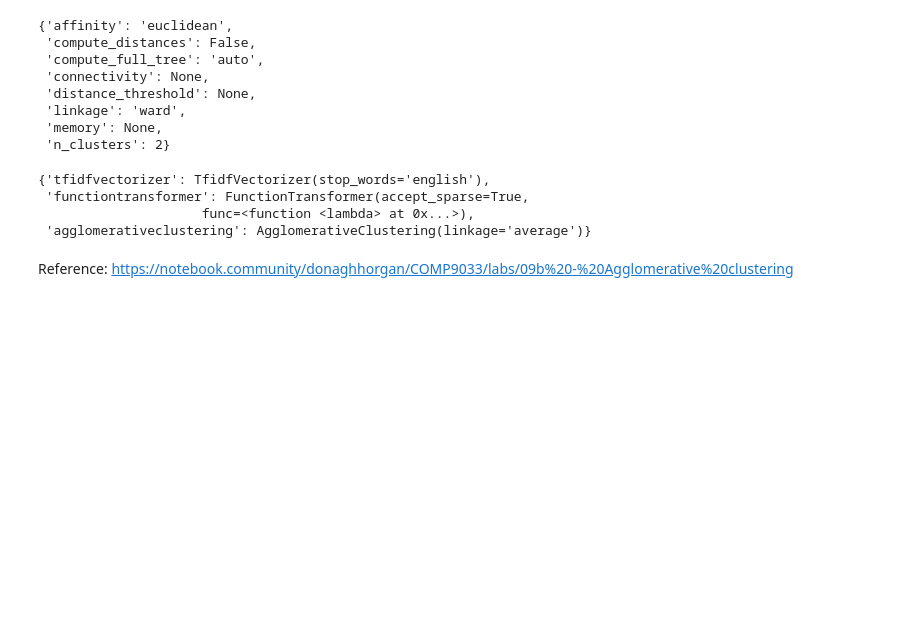
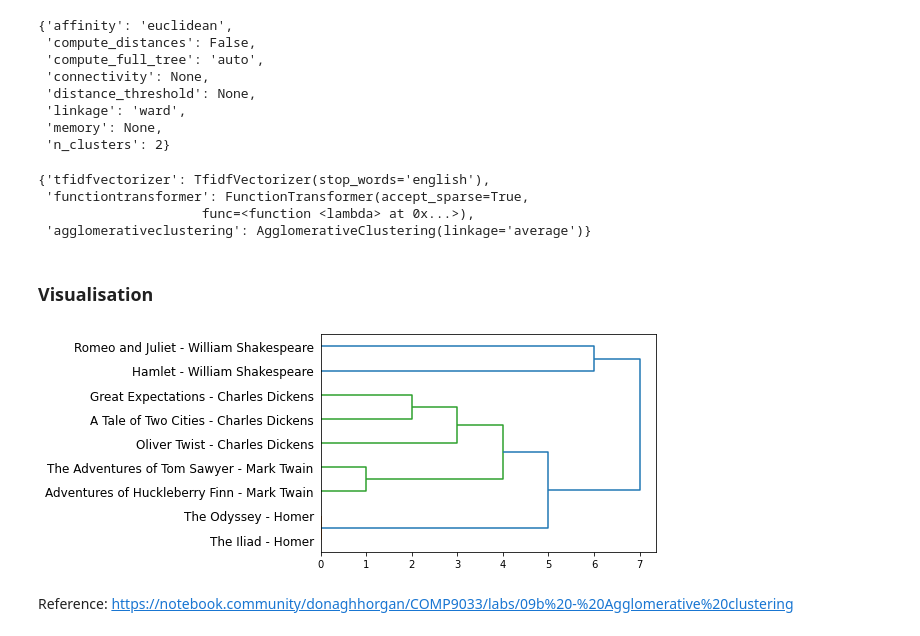
Before and after one commit to mdabashar/UnsupervisedLearning, a Jupyter notebook: Agglomerative (Hierarchical) Text Document Clustering.ipynb, the cells around one changed output. Drawn from its saved outputs; the diff is of its cells as text; code cells hidden in the pictures; blank space fills up the shorter version.

```diff
--- a/Agglomerative (Hierarchical) Text Document Clustering.ipynb
+++ b/Agglomerative (Hierarchical) Text Document Clustering.ipynb
@@ -82,6 +82,8 @@ pipeline.named_steps
  'agglomerativeclustering': AgglomerativeClustering(linkage='average')}
 # %%
 model = pipeline.named_steps['agglomerativeclustering']
+# %% [markdown]
+### Visualisation
 # %%
 from scipy.cluster.hierarchy import dendrogram
 
@@ -102,5 +104,10 @@ def plot_dendrogram(model, **kwargs):
 
     # Plot the corresponding dendrogram
     dendrogram(linkage_matrix, **kwargs)
+# %%
+import numpy as np
+plot_dendrogram(model, labels=X.index, orientation='right')
+# %% [output]
+[figure, added]
 # %% [markdown]
 Reference: https://notebook.community/donaghhorgan/COMP9033/labs/09b%20-%20Agglomerative%20clustering
```
